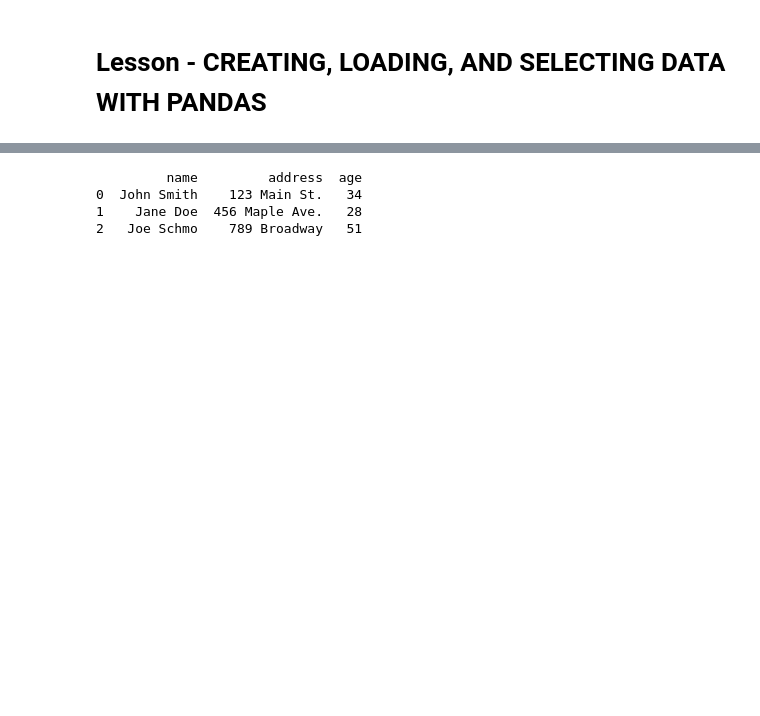
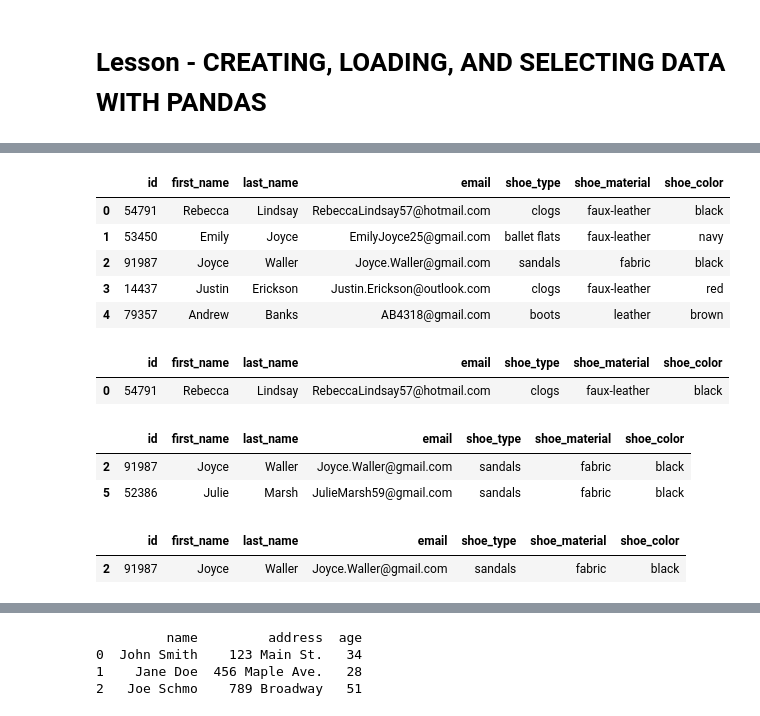
Before and after one commit to JonAbaroa/PANDAS, a Jupyter notebook: Codeacademy_1_Learn_Data_Analysis_with_Pandas.ipynb, the cells around one changed output, grey strips where cells are left out. Cells and saved outputs as stored; diff of their text form; code cells hidden in the pictures; blank space fills up the shorter version.

```diff
--- a/Codeacademy_1_Learn_Data_Analysis_with_Pandas.ipynb
+++ b/Codeacademy_1_Learn_Data_Analysis_with_Pandas.ipynb
@@ -8,0 +23,8 @@
+# %%
+# Before we analyze anything, we need to import pandas
+# and load our data
+
+import pandas as pd
+
+xlsx = pd.ExcelFile("bspandas.xlsx")
+print(xlsx.sheet_names)
@@ -8,0 +33,3 @@
+# %%
+df=xlsx.parse("bspandas1.1")
+print(df)
@@ -8,0 +50,28 @@
+# %%
+df.head()
+# %% [output]
+|  | id | first_name | last_name | email | shoe_type | shoe_material | shoe_color |
+| 0 | 54791 | Rebecca | Lindsay | RebeccaLindsay57@hotmail.com | clogs | faux-leather | black |
+| 1 | 53450 | Emily | Joyce | EmilyJoyce25@gmail.com | ballet flats | faux-leather | navy |
+| 2 | 91987 | Joyce | Waller | Joyce.Waller@gmail.com | sandals | fabric | black |
+| 3 | 14437 | Justin | Erickson | Justin.Erickson@outlook.com | clogs | faux-leather | red |
+| 4 | 79357 | Andrew | Banks | AB4318@gmail.com | boots | leather | brown |
+# %%
+df.head(1)
+# %% [output]
+|  | id | first_name | last_name | email | shoe_type | shoe_material | shoe_color |
+| 0 | 54791 | Rebecca | Lindsay | RebeccaLindsay57@hotmail.com | clogs | faux-leather | black |
+# %%
+#Let's select everyone who ordered black sandals.
+
+df[(df.shoe_type == 'sandals') & (df.shoe_color == 'black')]
+# %% [output]
+|  | id | first_name | last_name | email | shoe_type | shoe_material | shoe_color |
+| 2 | 91987 | Joyce | Waller | Joyce.Waller@gmail.com | sandals | fabric | black |
+| 5 | 52386 | Julie | Marsh | JulieMarsh59@gmail.com | sandals | fabric | black |
+# %%
+# Let's see what Susan Dennis ordered.
+df[(df.first_name == 'Joyce') & (df.last_name == 'Waller')]
+# %% [output]
+|  | id | first_name | last_name | email | shoe_type | shoe_material | shoe_color |
+| 2 | 91987 | Joyce | Waller | Joyce.Waller@gmail.com | sandals | fabric | black |
```
Also changed, not shown: parts of 62 cells of this notebook.
